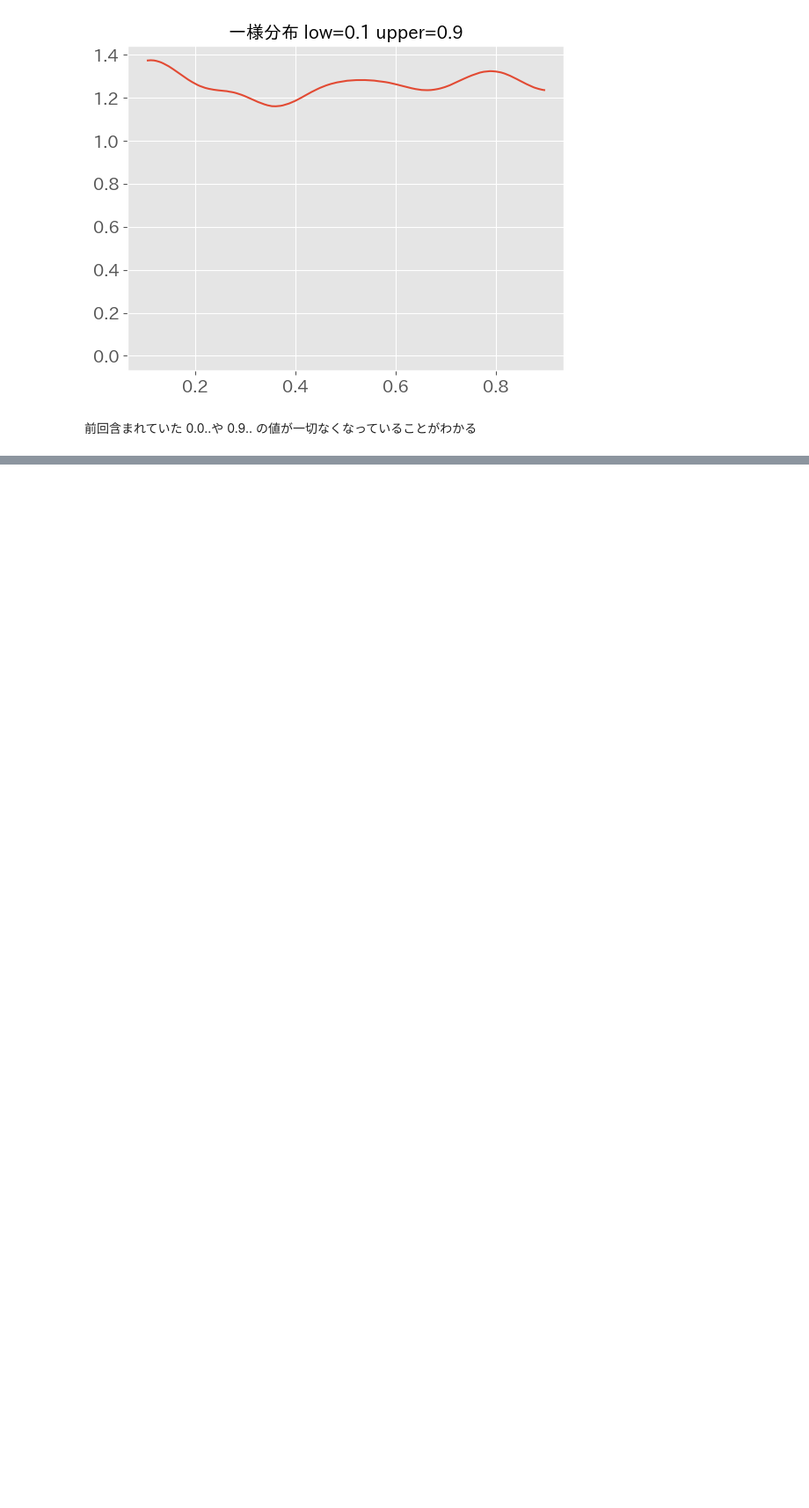
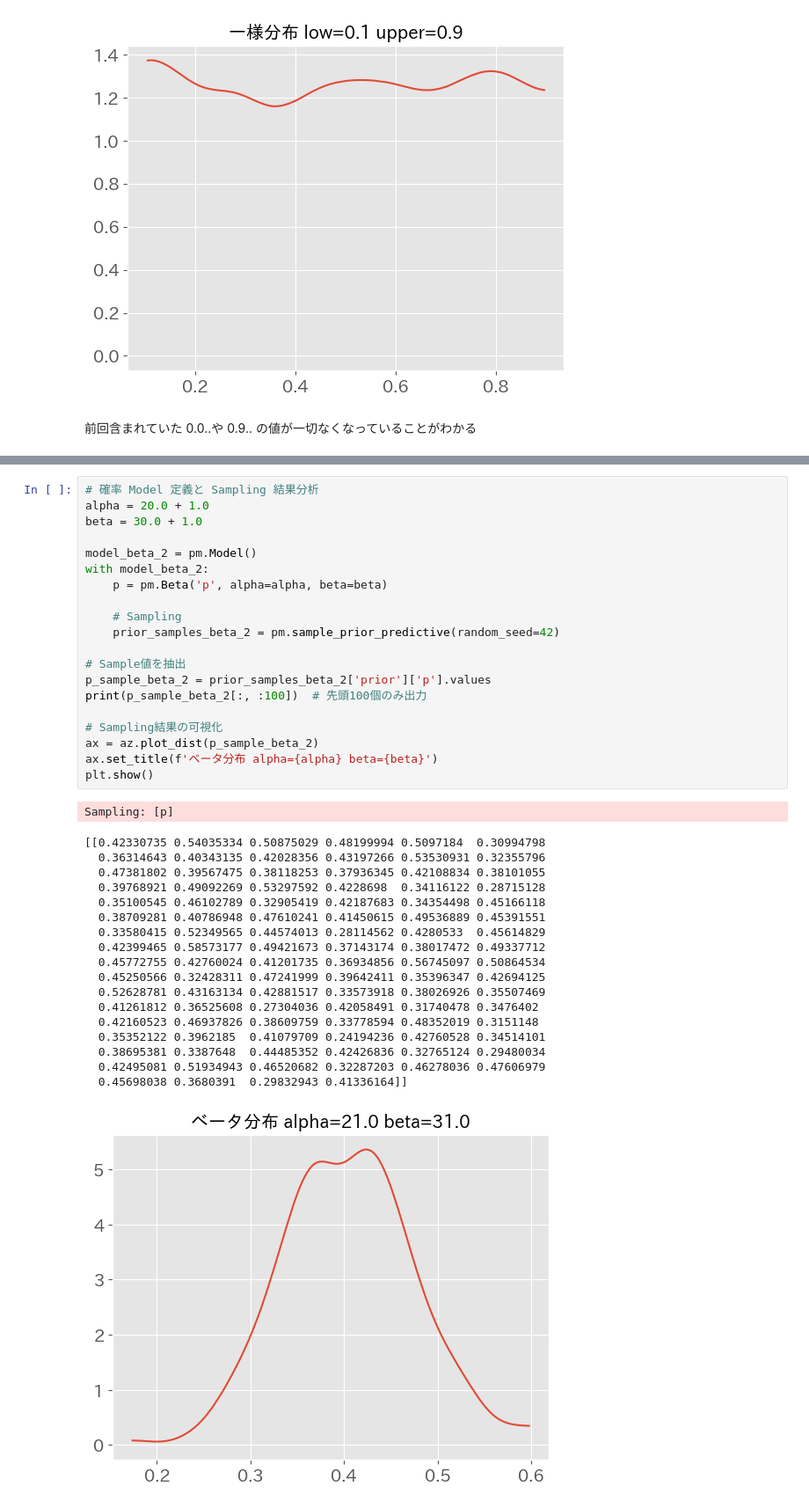
Before and after one commit to 1024xx4/py_bayes_intro, a Jupyter notebook: notebook.ipynb, the cells around one changed output, grey strips where cells are left out. Shown: that part at 88% size. Drawn from its saved outputs; the diff is of its cells as text; blank space fills up the shorter version.

```diff
--- a/notebook.ipynb
+++ b/notebook.ipynb
@@ -690,0 +801,40 @@ Sampling: [x]
+# %%
+# 確率 Model 定義と Sampling 結果分析
+alpha = 20.0 + 1.0
+beta = 30.0 + 1.0
+
+model_beta_2 = pm.Model()
+with model_beta_2:
+    p = pm.Beta('p', alpha=alpha, beta=beta)
+
+    # Sampling
+    prior_samples_beta_2 = pm.sample_prior_predictive(random_seed=42)
+
+# Sample値を抽出
+p_sample_beta_2 = prior_samples_beta_2['prior']['p'].values
+print(p_sample_beta_2[:, :100])  # 先頭100個のみ出力
+
+# Sampling結果の可視化
+ax = az.plot_dist(p_sample_beta_2)
+ax.set_title(f'ベータ分布 alpha={alpha} beta={beta}')
+plt.show()
+# %% [output]
+Sampling: [p]
+[[0.42330735 0.54035334 0.50875029 0.48199994 0.5097184  0.30994798
+  0.36314643 0.40343135 0.42028356 0.43197266 0.53530931 0.32355796
+  0.47381802 0.39567475 0.38118253 0.37936345 0.42108834 0.38101055
+  0.39768921 0.49092269 0.53297592 0.4228698  0.34116122 0.28715128
+  0.35100545 0.46102789 0.32905419 0.42187683 0.34354498 0.45166118
+  0.38709281 0.40786948 0.47610241 0.41450615 0.49536889 0.45391551
+  0.33580415 0.52349565 0.44574013 0.28114562 0.4280533  0.45614829
+  0.42399465 0.58573177 0.49421673 0.37143174 0.38017472 0.49337712
+  0.45772755 0.42760024 0.41201735 0.36934856 0.56745097 0.50864534
+  0.45250566 0.32428311 0.47241999 0.39642411 0.35396347 0.42694125
+  0.52628781 0.43163134 0.42881517 0.33573918 0.38026926 0.35507469
+  0.41261812 0.36525608 0.27304036 0.42058491 0.31740478 0.3476402
+  0.42160523 0.46937826 0.38609759 0.33778594 0.48352019 0.3151148
+  0.35352122 0.3962185  0.41079709 0.24194236 0.42760528 0.34514101
+  0.38695381 0.3387648  0.44485352 0.42426836 0.32765124 0.29480034
+  0.42495081 0.51934943 0.46520682 0.32287203 0.46278036 0.47606979
+  0.45698038 0.3680391  0.29832943 0.41336164]]
+[figure, added]
```
Also changed, not shown: parts of 12 cells of this notebook.
